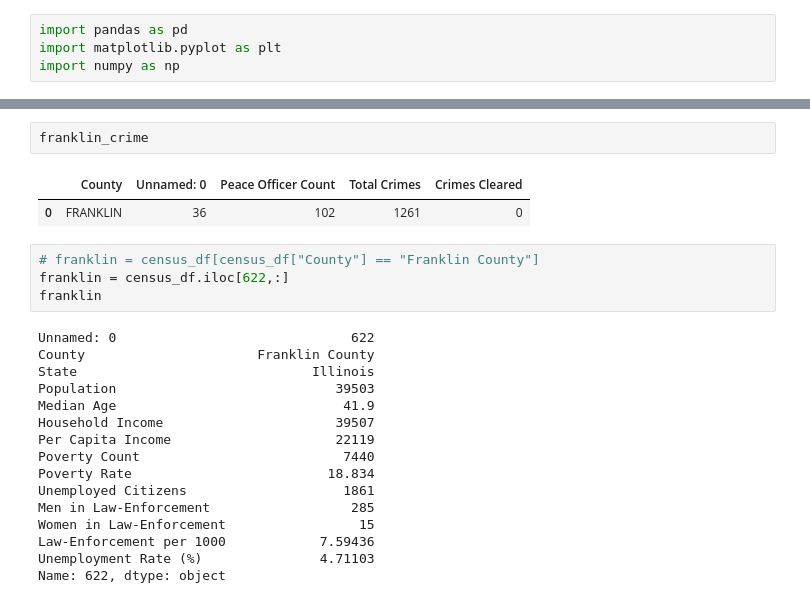
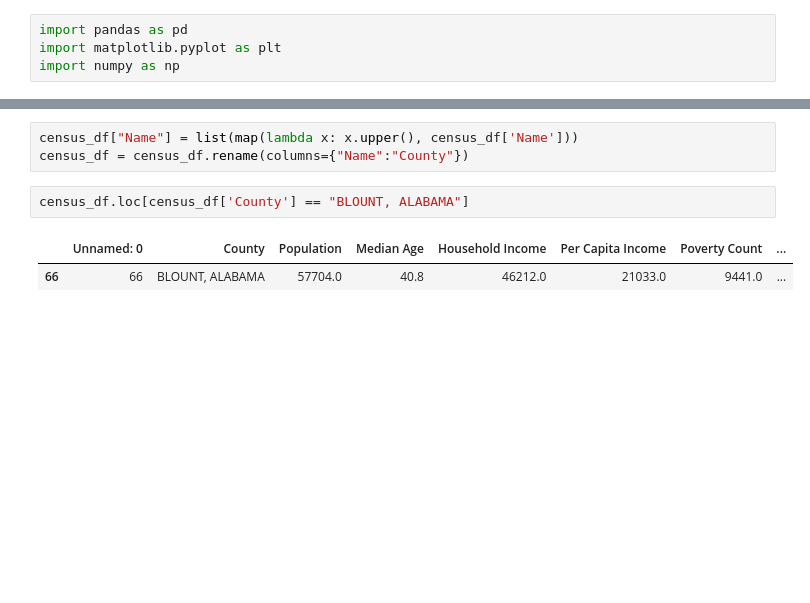
Before and after one commit to swbrummund/Project.01, a Jupyter notebook: Data_Analysis/Test Analysis-Franklin.ipynb, the cells around one changed output, grey strips where cells are left out. Saved outputs shown, nothing was run; the diff lists cells and outputs as text; blank space fills up the shorter version.

```diff
--- a/Data_Analysis/Test Analysis-Franklin.ipynb
+++ b/Data_Analysis/Test Analysis-Franklin.ipynb
@@ -21,25 +13,8 @@ census_df.head()
-# %%
-franklin_crime
-# %% [output]
-|  | County | Unnamed: 0 | Peace Officer Count | Total Crimes | Crimes Cleared |
-| 0 | FRANKLIN | 36 | 102 | 1261 | 0 |
-# %%
-# franklin = census_df[census_df["County"] == "Franklin County"]
-franklin = census_df.iloc[622,:]
-franklin
-# %% [output]
-Unnamed: 0                              622
-County                      Franklin County
-State                              Illinois
-Population                            39503
-Median Age                             41.9
-Household Income                      39507
-Per Capita Income                     22119
-Poverty Count                          7440
-Poverty Rate                         18.834
-Unemployed Citizens                    1861
-Men in Law-Enforcement                  285
-Women in Law-Enforcement                 15
-Law-Enforcement per 1000            7.59436
-Unemployment Rate (%)               4.71103
-Name: 622, dtype: object
+# %%
+census_df["Name"] = list(map(lambda x: x.upper(), census_df['Name']))
+census_df = census_df.rename(columns={"Name":"County"})
+# %%
+census_df.loc[census_df['County'] == "BLOUNT, ALABAMA"]
+# %% [output]
+|  | Unnamed: 0 | County | Population | Median Age | Household Income | Per Capita Income | Poverty Count | ... |
+| 66 | 66 | BLOUNT, ALABAMA | 57704.0 | 40.8 | 46212.0 | 21033.0 | 9441.0 | ... |
```
Also changed, not shown: parts of 5 cells of this notebook, 19 other files.
